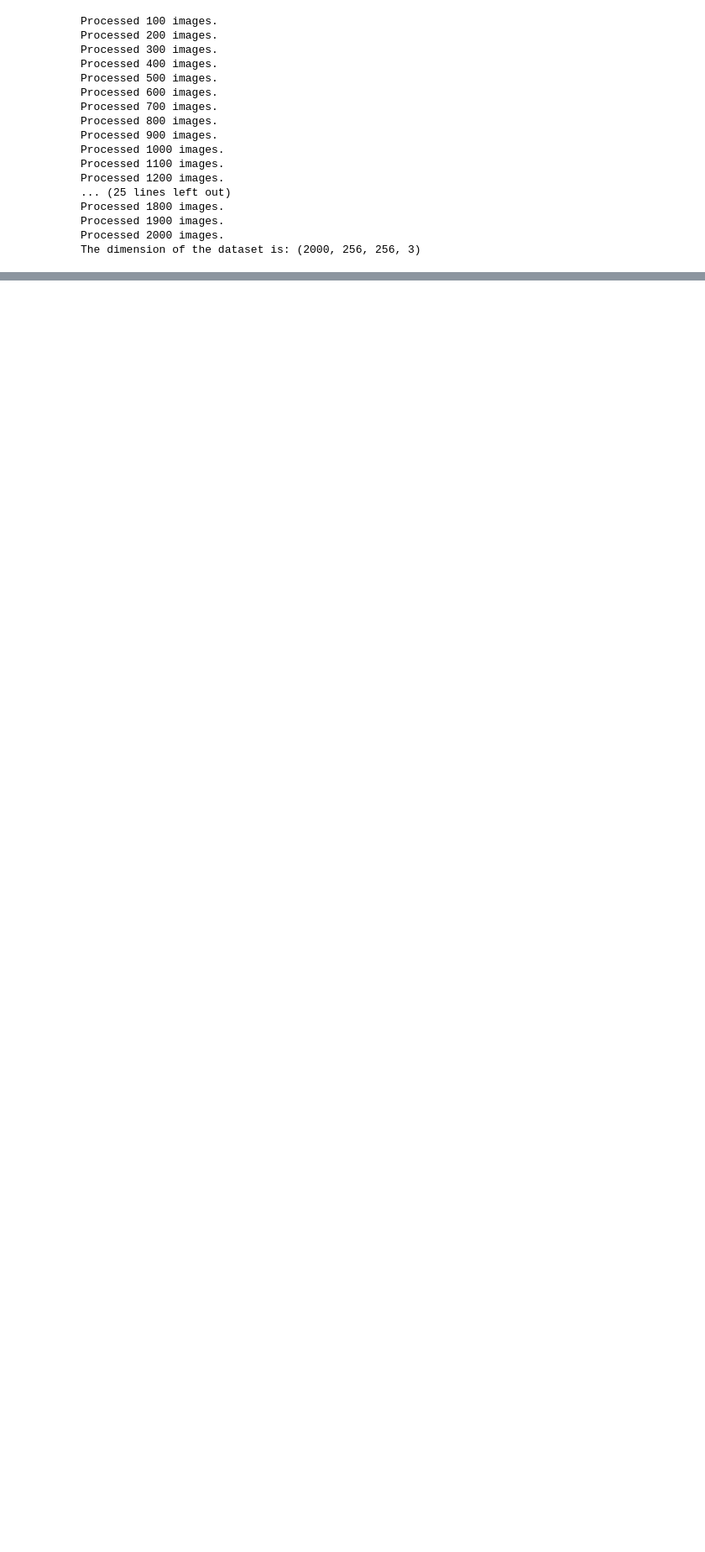
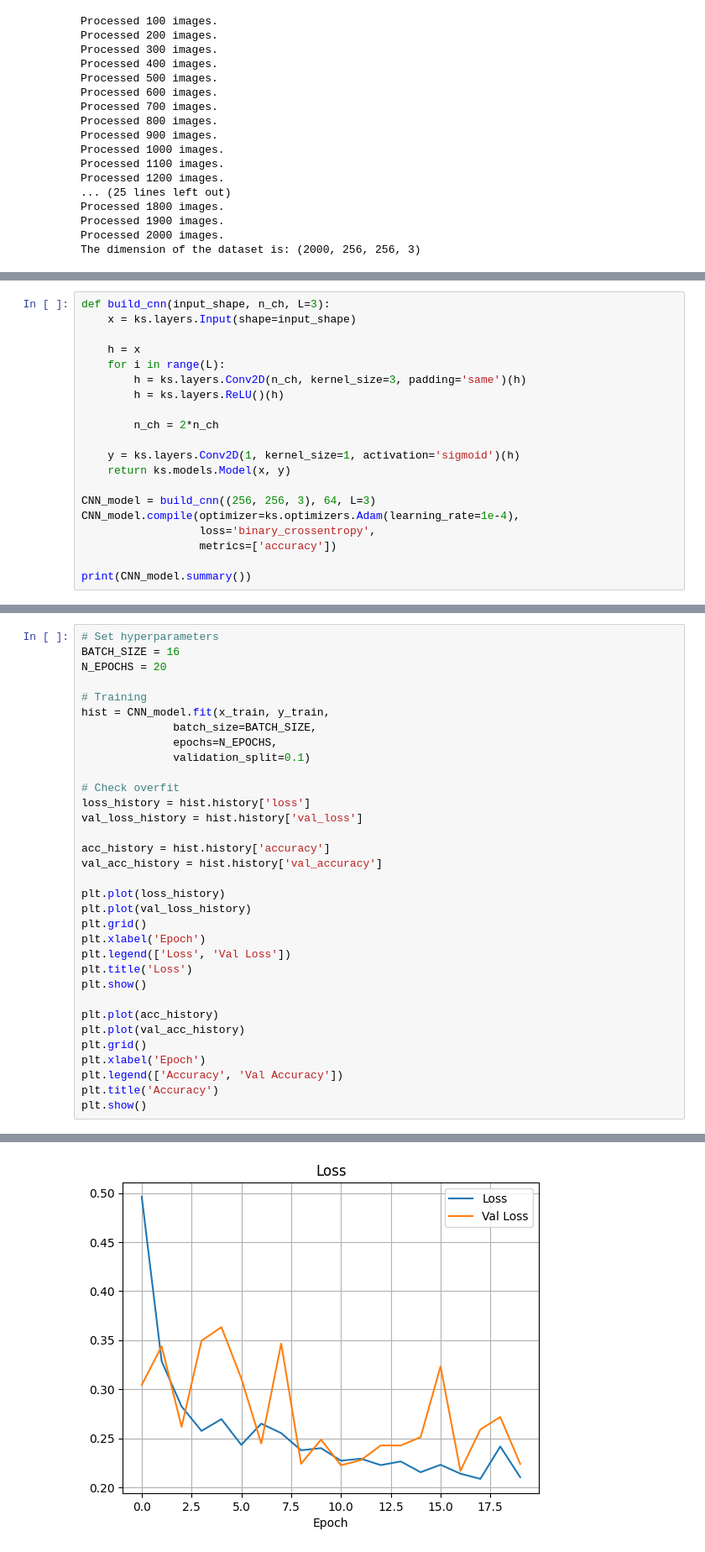
Before and after one commit to AndreaZecca/Deep-Learning, a Jupyter notebook: Laboratories/L3_Segmentation.ipynb, the cells around one changed output, grey strips where cells are left out. Shown at 84% size. Drawn from its saved outputs; the diff is of its cells as text; blank space fills up the shorter version.

```diff
--- a/Laboratories/L3_Segmentation.ipynb
+++ b/Laboratories/L3_Segmentation.ipynb
@@ -140,0 +199,20 @@ y_test = ...
+# %%
+def build_cnn(input_shape, n_ch, L=3):
+    x = ks.layers.Input(shape=input_shape)
+
+    h = x
+    for i in range(L):
+        h = ks.layers.Conv2D(n_ch, kernel_size=3, padding='same')(h)
+        h = ks.layers.ReLU()(h)
+
+        n_ch = 2*n_ch
+
+    y = ks.layers.Conv2D(1, kernel_size=1, activation='sigmoid')(h)
+    return ks.models.Model(x, y)
+
+CNN_model = build_cnn((256, 256, 3), 64, L=3)
+CNN_model.compile(optimizer=ks.optimizers.Adam(learning_rate=1e-4),
+                  loss='binary_crossentropy',
+                  metrics=['accuracy'])
+
+print(CNN_model.summary())
@@ -140,0 +237,34 @@ y_test = ...
+# %%
+# Set hyperparameters
+BATCH_SIZE = 16
+N_EPOCHS = 20
+
+# Training
+hist = CNN_model.fit(x_train, y_train,
+              batch_size=BATCH_SIZE,
+              epochs=N_EPOCHS,
+              validation_split=0.1)
+
+# Check overfit
+loss_history = hist.history['loss']
+val_loss_history = hist.history['val_loss']
+
+acc_history = hist.history['accuracy']
+val_acc_history = hist.history['val_accuracy']
+
+plt.plot(loss_history)
+plt.plot(val_loss_history)
+plt.grid()
+plt.xlabel('Epoch')
+plt.legend(['Loss', 'Val Loss'])
+plt.title('Loss')
+plt.show()
+
+plt.plot(acc_history)
+plt.plot(val_acc_history)
+plt.grid()
+plt.xlabel('Epoch')
+plt.legend(['Accuracy', 'Val Accuracy'])
+plt.title('Accuracy')
+plt.show()
+# %% [output]
@@ -140,0 +288 @@ y_test = ...
+[figure, added]
```
Also changed, not shown: parts of 28 cells of this notebook.
